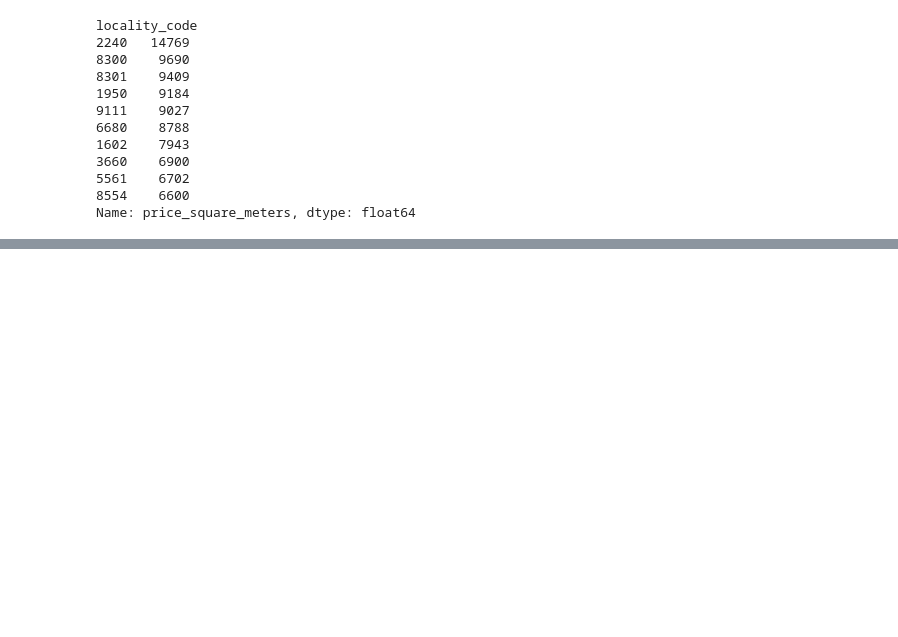
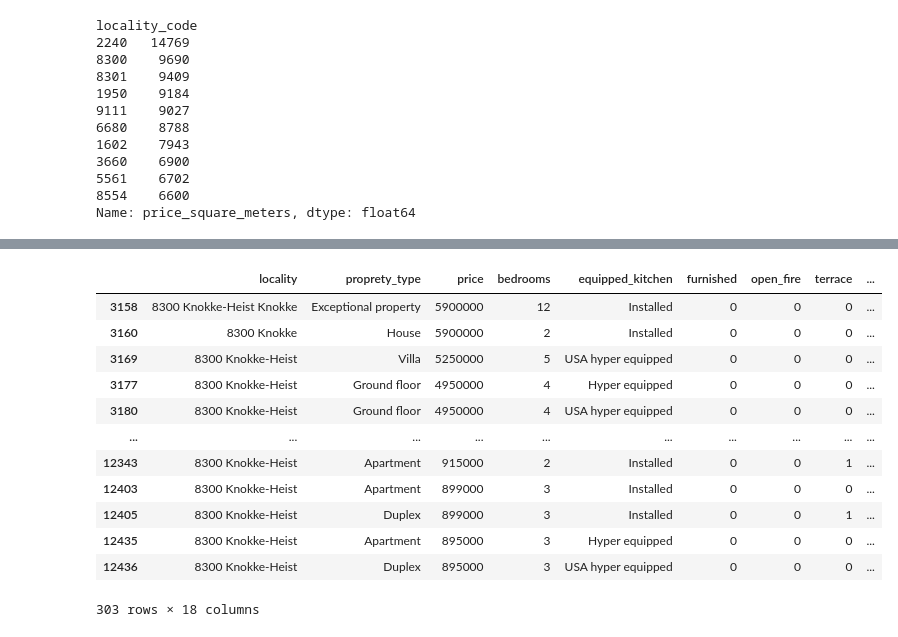
Before and after one commit to adityachugh02/challenge-data-analysis, a Jupyter notebook: most_exp_belgium_flanders.ipynb, the cells around one changed output, grey strips where cells are left out. Saved outputs shown, nothing was run; the diff lists cells and outputs as text; code cells hidden in the pictures; blank space fills up the shorter version.

```diff
--- a/most_expensive_municipalities_belgium.ipynb
+++ b/most_exp_belgium_flanders.ipynb
@@ -245,0 +376,16 @@ df[df['locality_code'] == "8300"]
+# %%
+df_flanders[df_flanders['locality_code'] == 8300] # results more significant for Knokke-Heist (303 inputs)
+# %% [output]
+|  | locality | proprety_type | price | bedrooms | equipped_kitchen | furnished | open_fire | terrace | ... |
+| 3158 | 8300 Knokke-Heist Knokke | Exceptional property | 5900000 | 12 | Installed | 0 | 0 | 0 | ... |
+| 3160 | 8300 Knokke | House | 5900000 | 2 | Installed | 0 | 0 | 0 | ... |
+| 3169 | 8300 Knokke-Heist | Villa | 5250000 | 5 | USA hyper equipped | 0 | 0 | 0 | ... |
+| 3177 | 8300 Knokke-Heist | Ground floor | 4950000 | 4 | Hyper equipped | 0 | 0 | 0 | ... |
+| 3180 | 8300 Knokke-Heist | Ground floor | 4950000 | 4 | USA hyper equipped | 0 | 0 | 0 | ... |
+| ... | ... | ... | ... | ... | ... | ... | ... | ... | ... |
+| 12343 | 8300 Knokke-Heist | Apartment | 915000 | 2 | Installed | 0 | 0 | 1 | ... |
+| 12403 | 8300 Knokke-Heist | Apartment | 899000 | 3 | Installed | 0 | 0 | 0 | ... |
+| 12405 | 8300 Knokke-Heist | Duplex | 899000 | 3 | Installed | 0 | 0 | 1 | ... |
+| 12435 | 8300 Knokke-Heist | Apartment | 895000 | 3 | Hyper equipped | 0 | 0 | 0 | ... |
+| 12436 | 8300 Knokke-Heist | Duplex | 895000 | 3 | USA hyper equipped | 0 | 0 | 0 | ... |
+303 rows × 18 columns
```
Also changed, not shown: parts of 31 cells of this notebook.
